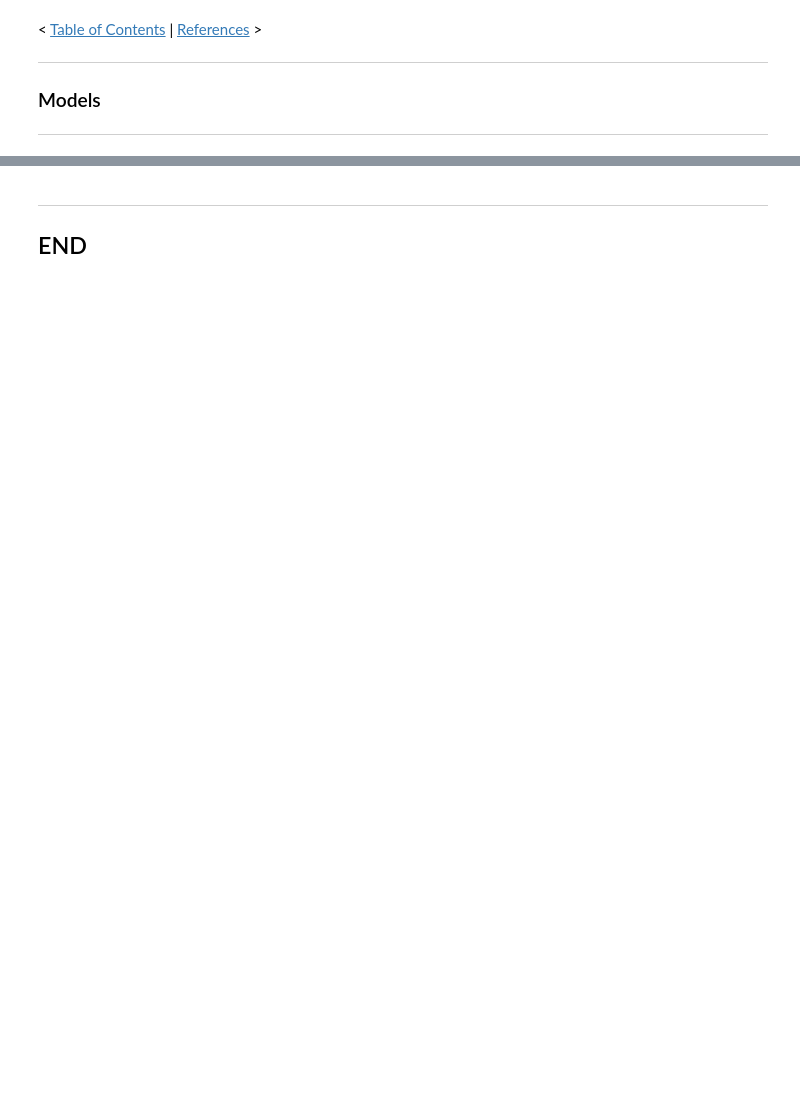
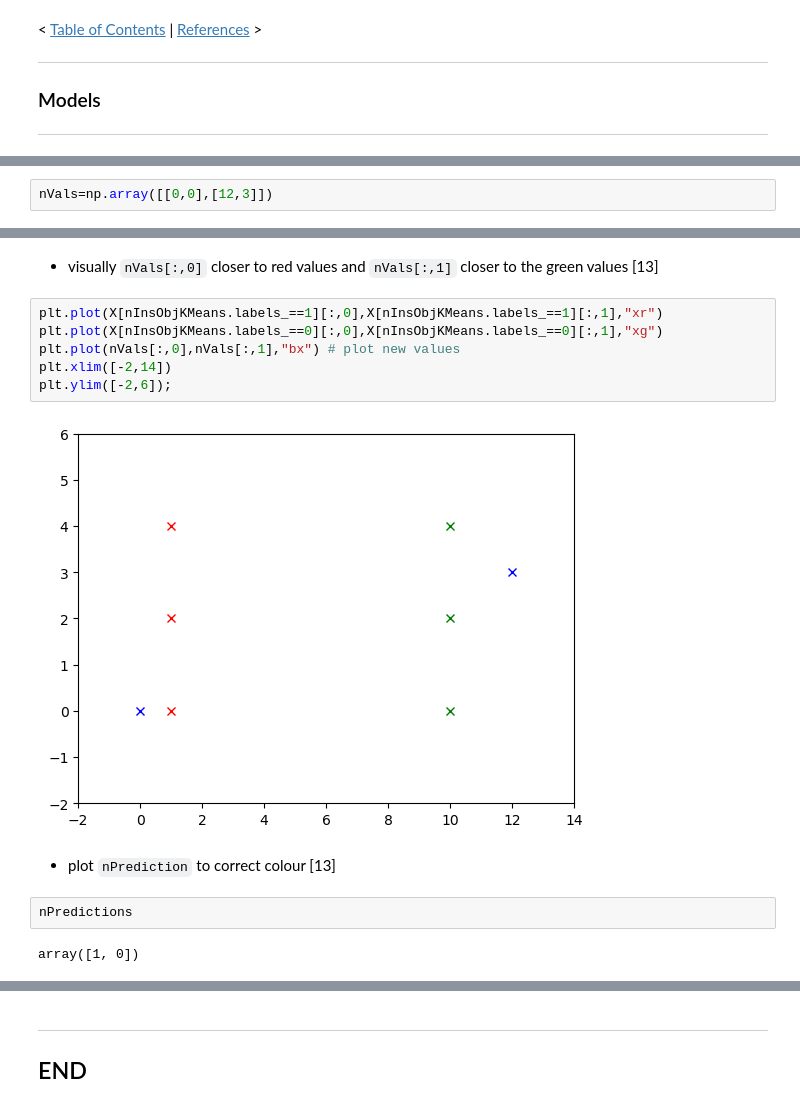
Before and after one commit to SeanOhAileasa/mls-machine-learning-statistics, a Jupyter notebook: mls-machine-learning-statistics.ipynb, the cells around one changed output, grey strips where cells are left out. Cells and saved outputs as stored; diff of their text form; blank space fills up the shorter version.

```diff
--- a/mls-machine-learning-statistics.ipynb
+++ b/mls-machine-learning-statistics.ipynb
@@ -1704,0 +1846,2 @@ with open(r"C:\Users\SeanOhAileasa\covid-19-ireland\src\dataset\covid-19-ireland
+# %%
+nVals=np.array([[0,0],[12,3]])
@@ -1704,0 +1968,16 @@ with open(r"C:\Users\SeanOhAileasa\covid-19-ireland\src\dataset\covid-19-ireland
+# %% [markdown]
+- visually ``nVals[:,0]`` closer to red values and ``nVals[:,1]`` closer to the green values [13]
+# %%
+plt.plot(X[nInsObjKMeans.labels_==1][:,0],X[nInsObjKMeans.labels_==1][:,1],"xr")
+plt.plot(X[nInsObjKMeans.labels_==0][:,0],X[nInsObjKMeans.labels_==0][:,1],"xg")
+plt.plot(nVals[:,0],nVals[:,1],"bx") # plot new values
+plt.xlim([-2,14])
+plt.ylim([-2,6]);
+# %% [output]
+[figure, added]
+# %% [markdown]
+- plot ``nPrediction`` to correct colour [13]
+# %%
+nPredictions
+# %% [output]
+array([1, 0])
```
Also changed, not shown: parts of 162 cells of this notebook.
